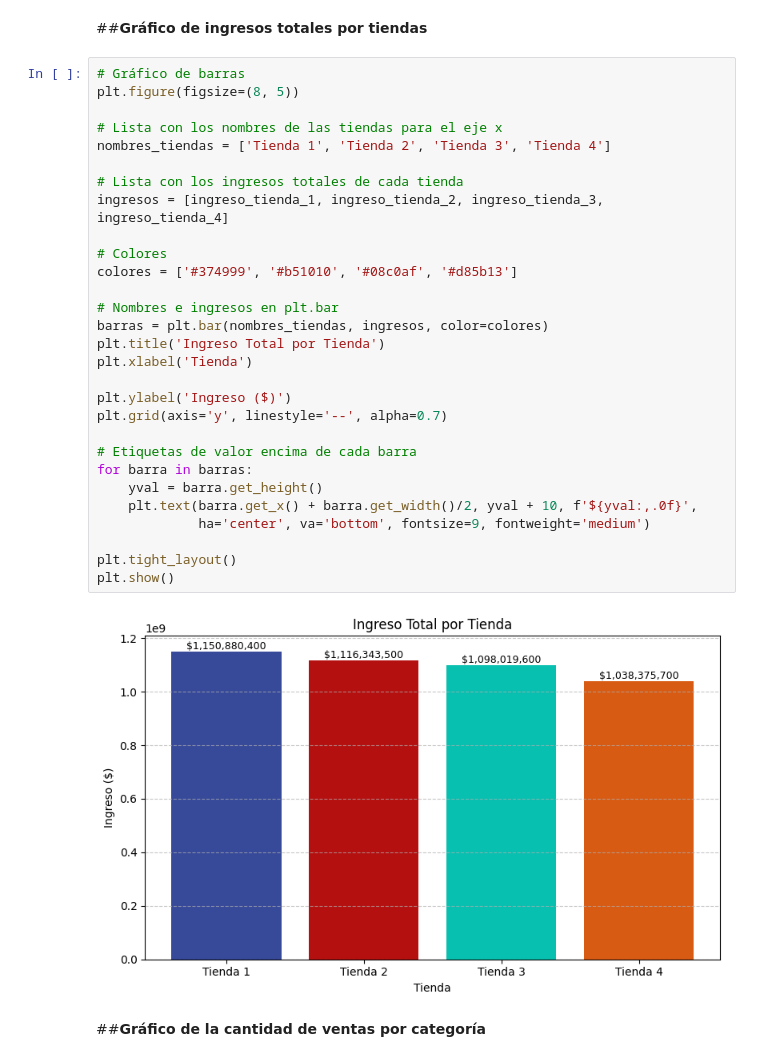
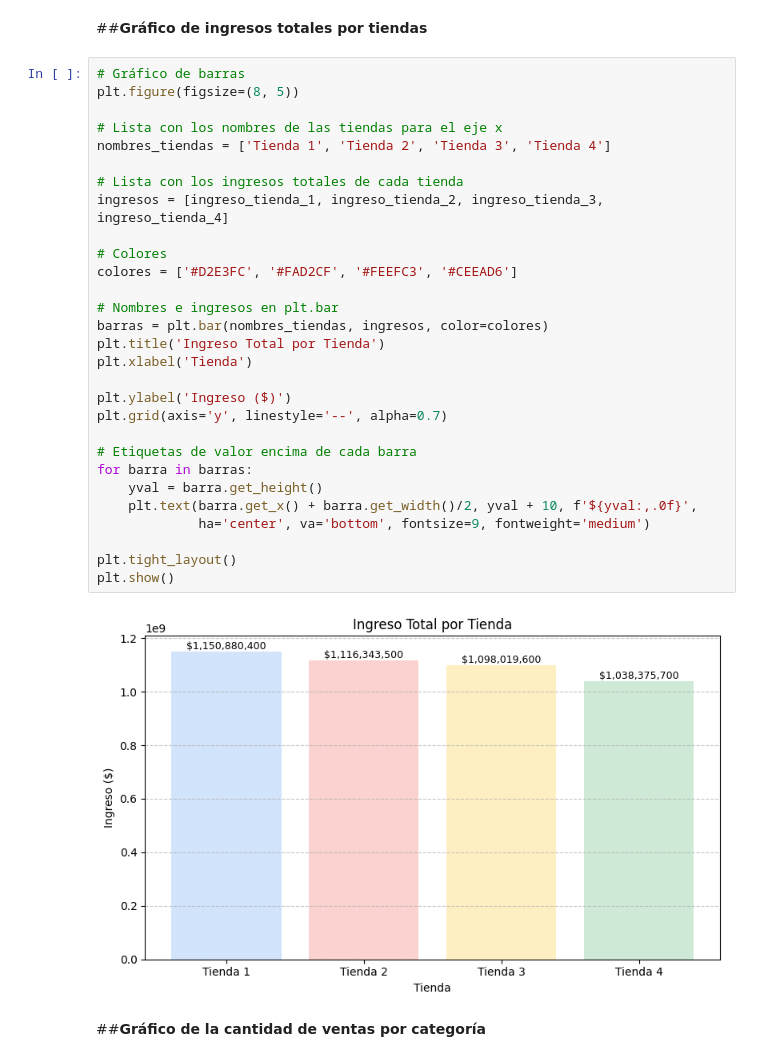
Before and after one commit to marozta/Data-Science-Challenge1-Alura-ONE-G9, a Jupyter notebook: AluraStoreLatamMARO.ipynb, the cells around one changed output. Drawn from its saved outputs; the diff is of its cells as text.

```diff
--- a/AluraStoreLatamMARO.ipynb
+++ b/AluraStoreLatamMARO.ipynb
@@ -419,34 +414,34 @@ No es necesario mostrar una visualización en cada paso, pero al final del anál
 # %%
 # Gráfico de barras
 plt.figure(figsize=(8, 5))
 
 # Lista con los nombres de las tiendas para el eje x
 nombres_tiendas = ['Tienda 1', 'Tienda 2', 'Tienda 3', 'Tienda 4']
 
 # Lista con los ingresos totales de cada tienda
 ingresos = [ingreso_tienda_1, ingreso_tienda_2, ingreso_tienda_3, ingreso_tienda_4]
 
 # Colores
-colores = ['#374999', '#b51010', '#08c0af', '#d85b13']
+colores = ['#D2E3FC', '#FAD2CF', '#FEEFC3', '#CEEAD6']
 
 # Nombres e ingresos en plt.bar
 barras = plt.bar(nombres_tiendas, ingresos, color=colores)
 plt.title('Ingreso Total por Tienda')
 plt.xlabel('Tienda')
 
 plt.ylabel('Ingreso ($)')
 plt.grid(axis='y', linestyle='--', alpha=0.7)
 
 # Etiquetas de valor encima de cada barra
 for barra in barras:
     yval = barra.get_height()
     plt.text(barra.get_x() + barra.get_width()/2, yval + 10, f'${yval:,.0f}',
              ha='center', va='bottom', fontsize=9, fontweight='medium')
 
 plt.tight_layout()
 plt.show()
 # %% [output]
-[figure, old version]
+[figure, new version]
 # %% [markdown]
 ##**Gráfico de la cantidad de ventas por categoría**
 # %%
```
Also changed, not shown: parts of 8 cells of this notebook.
